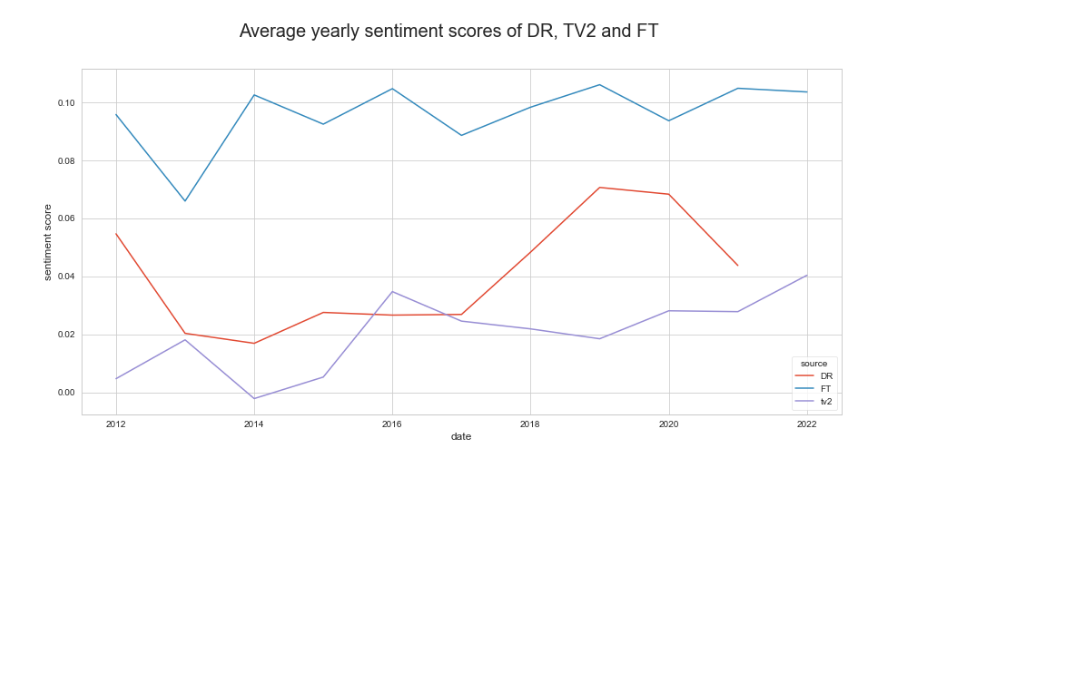
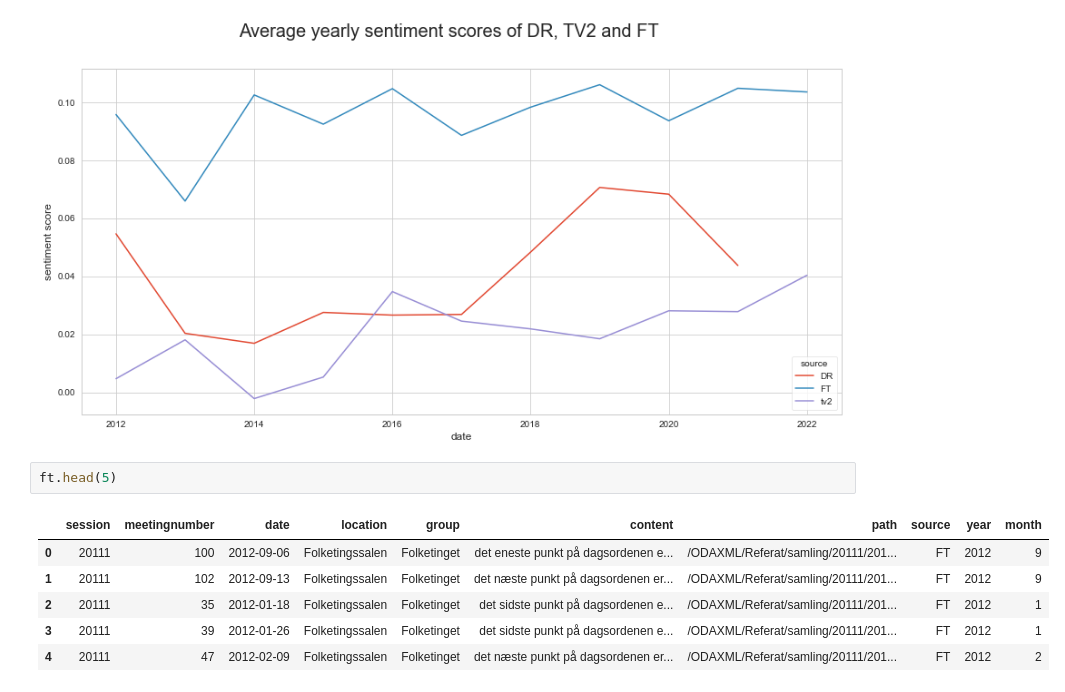
Before and after one commit to danawang10/isds29, a Jupyter notebook: Projekt/Complete project/Complete file-Kim-Copy.ipynb, the cells around one changed output. Saved outputs shown, nothing was run; the diff lists cells and outputs as text; blank space fills up the shorter version.

```diff
--- a/Projekt/Complete project/Complete file-Kim-Copy.ipynb
+++ b/Projekt/Complete project/Complete file-Kim-Copy.ipynb
@@ -1365,3 +1336,12 @@ ax.set_xlabel("date")
 plt.savefig("sentiment_average_comparison.pdf", dpi=300)
 # %% [output]
 [figure]
+# %%
+ft.head(5)
+# %% [output]
+|  | session | meetingnumber | date | location | group | content | path | source | year | month |
+| 0 | 20111 | 100 | 2012-09-06 | Folketingssalen | Folketinget | det eneste punkt på dagsordenen e... | /ODAXML/Referat/samling/20111/201... | FT | 2012 | 9 |
+| 1 | 20111 | 102 | 2012-09-13 | Folketingssalen | Folketinget | det næste punkt på dagsordenen er... | /ODAXML/Referat/samling/20111/201... | FT | 2012 | 9 |
+| 2 | 20111 | 35 | 2012-01-18 | Folketingssalen | Folketinget | det sidste punkt på dagsordenen e... | /ODAXML/Referat/samling/20111/201... | FT | 2012 | 1 |
+| 3 | 20111 | 39 | 2012-01-26 | Folketingssalen | Folketinget | det sidste punkt på dagsordenen e... | /ODAXML/Referat/samling/20111/201... | FT | 2012 | 1 |
+| 4 | 20111 | 47 | 2012-02-09 | Folketingssalen | Folketinget | det næste punkt på dagsordenen er... | /ODAXML/Referat/samling/20111/201... | FT | 2012 | 2 |
```
Also changed, not shown: parts of 10 cells of this notebook, 1 other file.
